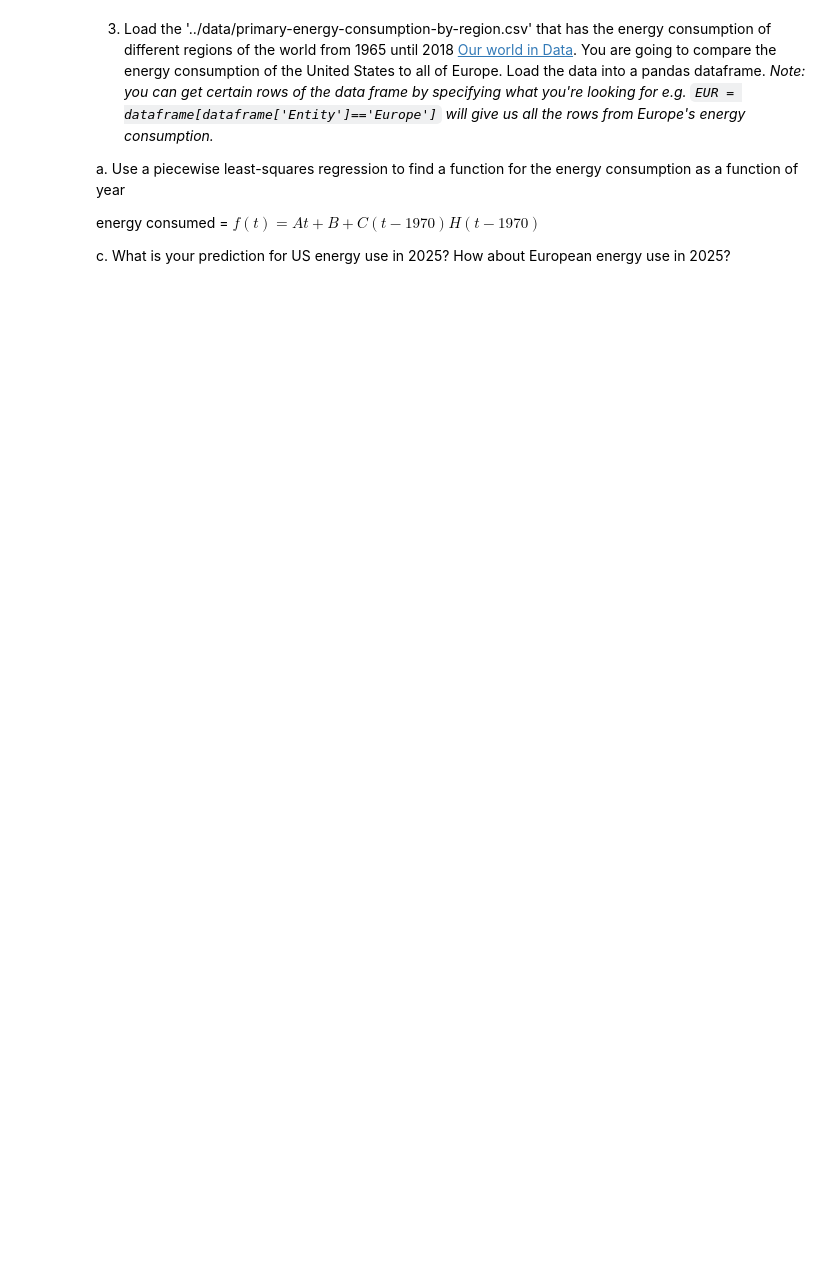
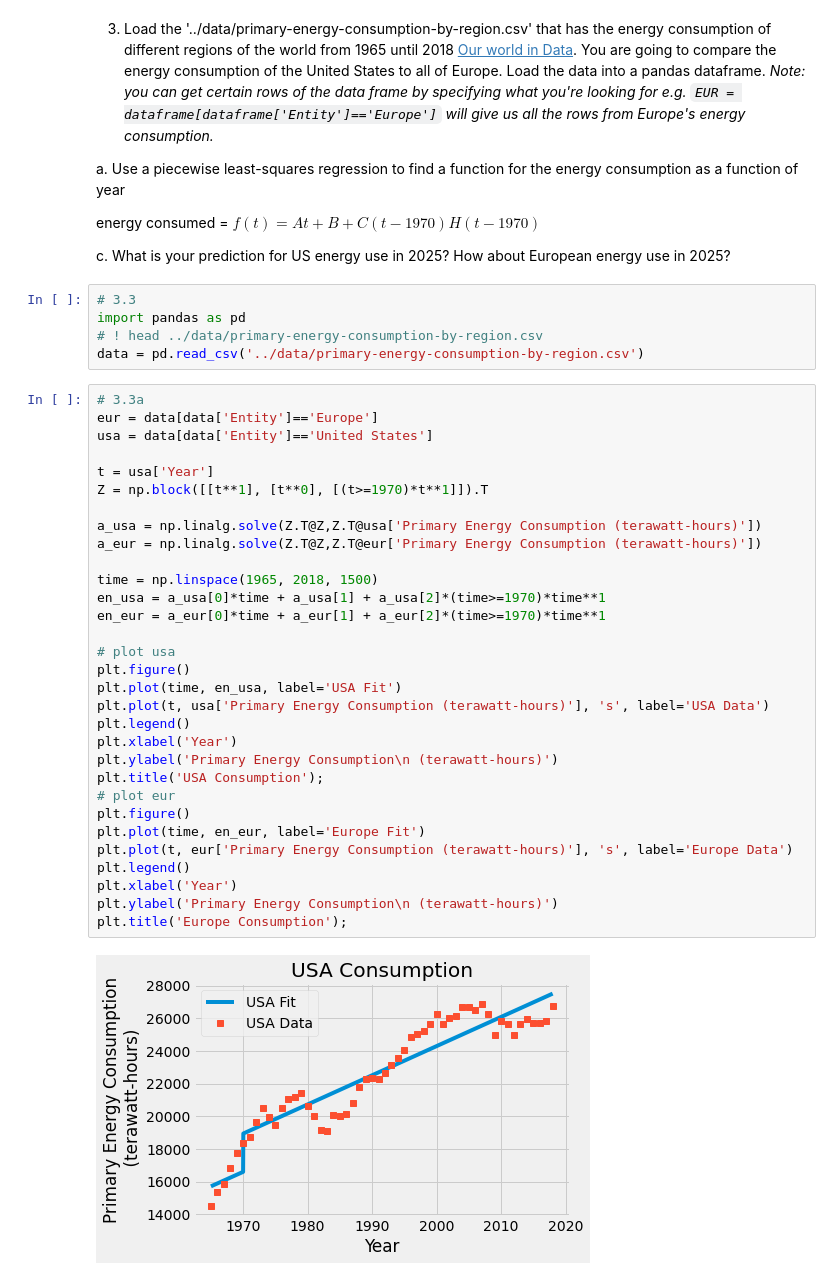
Before and after one commit to hamwalker/computational-mechanics, a Jupyter notebook: module_04/notebooks/HW_04.ipynb, the cells around one changed output. Drawn from its saved outputs; the diff is of its cells as text; blank space fills up the shorter version.

```diff
--- a/module_04/notebooks/HW_04.ipynb
+++ b/module_04/notebooks/HW_04.ipynb
@@ -228,3 +654,41 @@ a. Use a piecewise least-squares regression to find a function for the energy co
 energy consumed = $f(t) = At+B+C(t-1970)H(t-1970)$
 
 c. What is your prediction for US energy use in 2025? How about European energy use in 2025?
+# %%
+# 3.3
+import pandas as pd
+# ! head ../data/primary-energy-consumption-by-region.csv
+data = pd.read_csv('../data/primary-energy-consumption-by-region.csv')
+# %%
+# 3.3a
+eur = data[data['Entity']=='Europe']
+usa = data[data['Entity']=='United States']
+
+t = usa['Year']
+Z = np.block([[t**1], [t**0], [(t>=1970)*t**1]]).T
+
+a_usa = np.linalg.solve(Z.T@Z,Z.T@usa['Primary Energy Consumption (terawatt-hours)'])
+a_eur = np.linalg.solve(Z.T@Z,Z.T@eur['Primary Energy Consumption (terawatt-hours)'])
+
+time = np.linspace(1965, 2018, 1500)
+en_usa = a_usa[0]*time + a_usa[1] + a_usa[2]*(time>=1970)*time**1
+en_eur = a_eur[0]*time + a_eur[1] + a_eur[2]*(time>=1970)*time**1
+
+# plot usa
+plt.figure()
+plt.plot(time, en_usa, label='USA Fit')
+plt.plot(t, usa['Primary Energy Consumption (terawatt-hours)'], 's', label='USA Data')
+plt.legend()
+plt.xlabel('Year')
+plt.ylabel('Primary Energy Consumption\n (terawatt-hours)')
+plt.title('USA Consumption');
+# plot eur
+plt.figure()
+plt.plot(time, en_eur, label='Europe Fit')
+plt.plot(t, eur['Primary Energy Consumption (terawatt-hours)'], 's', label='Europe Data')
+plt.legend()
+plt.xlabel('Year')
+plt.ylabel('Primary Energy Consumption\n (terawatt-hours)')
+plt.title('Europe Consumption');
+# %% [output]
+[figure, added]
```
Also changed, not shown: parts of 28 cells of this notebook, 7 other files.
